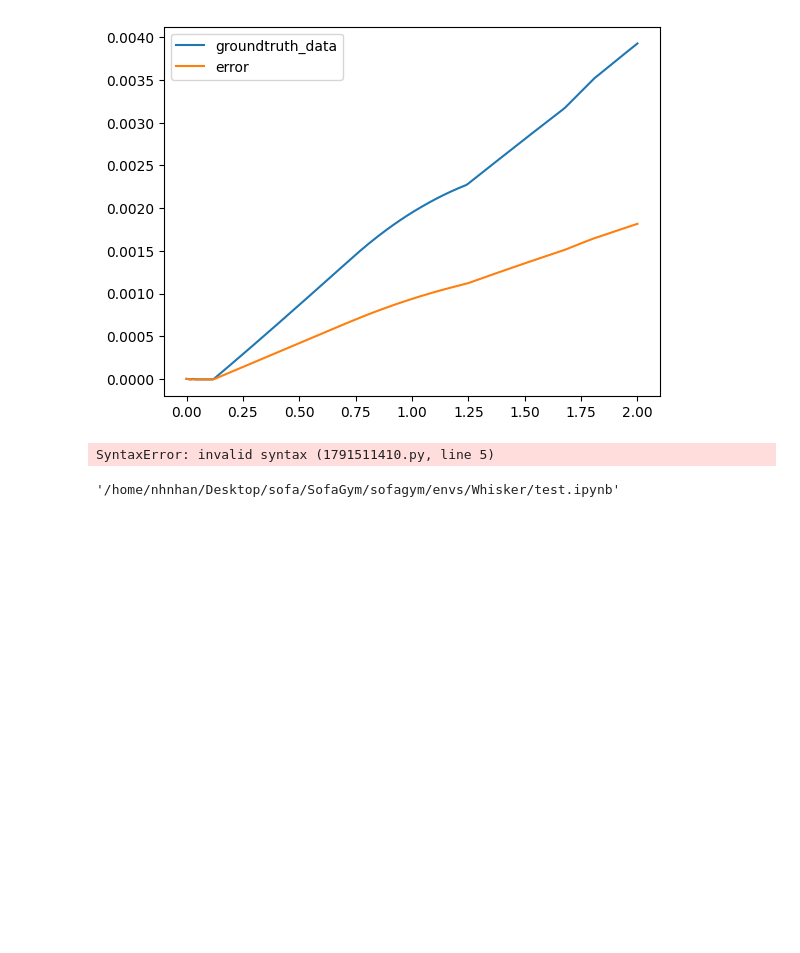
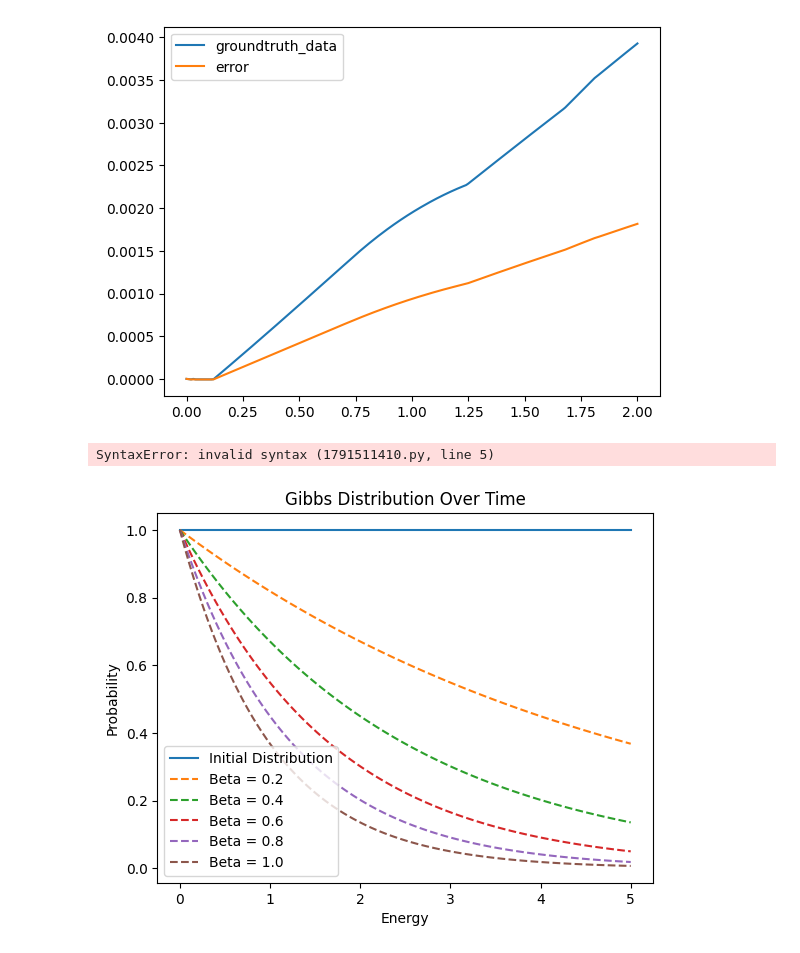
Before and after one commit to nhnhan92/RL_whisker, a Jupyter notebook: sofagym/envs/Whisker/test.ipynb, the cells around one changed output. Cells and saved outputs as stored; diff of their text form; code cells hidden in the pictures; blank space fills up the shorter version.

```diff
--- a/sofagym/envs/Whisker/test.ipynb
+++ b/sofagym/envs/Whisker/test.ipynb
@@ -283,11 +283,36 @@ check = get_robot_class('Leg')
 check
 # %% [output]
 SyntaxError: invalid syntax (1791511410.py, line 5)
-# %%
-import os
-path = os.path.abspath('test.ipynb')
-
-
-path
-# %% [output]
-'/home/nhnhan/Desktop/sofa/SofaGym/sofagym/envs/Whisker/test.ipynb'
+# %%
+import numpy as np
+import matplotlib.pyplot as plt
+
+# Function to calculate Gibbs distribution
+def gibbs_distribution(energy, beta):
+    return np.exp(-beta * energy)
+
+# Function to update Gibbs distribution over time
+def update_gibbs_distribution(beta, num_steps):
+    energies = np.linspace(0, 5, 100)  # Energy levels from 0 to 10
+    probabilities = gibbs_distribution(energies, beta)
+    plt.plot(energies, probabilities, label='Initial Distribution')
+
+    for _ in range(num_steps):
+        beta += 0.2  # Increment beta over time
+        new_probabilities = gibbs_distribution(energies, beta)
+        plt.plot(energies, new_probabilities, linestyle='--', label=f'Beta = {beta:.1f}')
+
+    plt.title('Gibbs Distribution Over Time')
+    plt.xlabel('Energy')
+    plt.ylabel('Probability')
+    plt.legend()
+    plt.show()
+
+# Initial parameters
+initial_beta = 0  # Inverse temperature
+num_update_steps = 5  # Number of update steps
+
+# Update and plot Gibbs distribution over time
+update_gibbs_distribution(initial_beta, num_update_steps)
+# %% [output]
+[figure, added]
```
Also changed, not shown: parts of 3 cells of this notebook, 7 other files.
